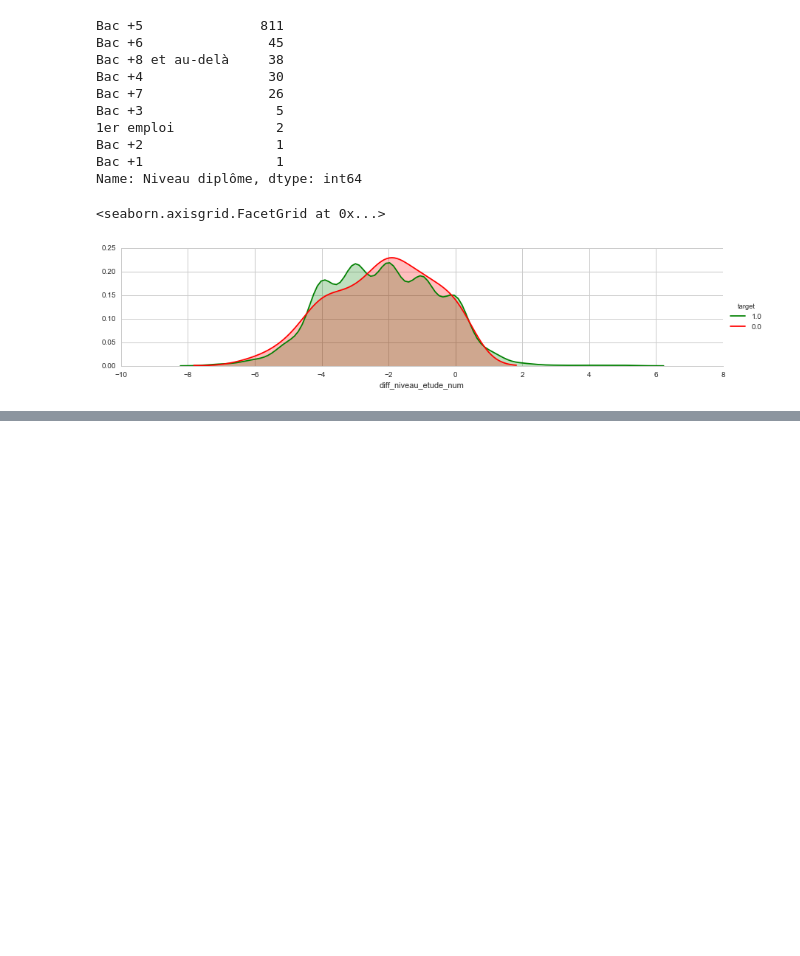
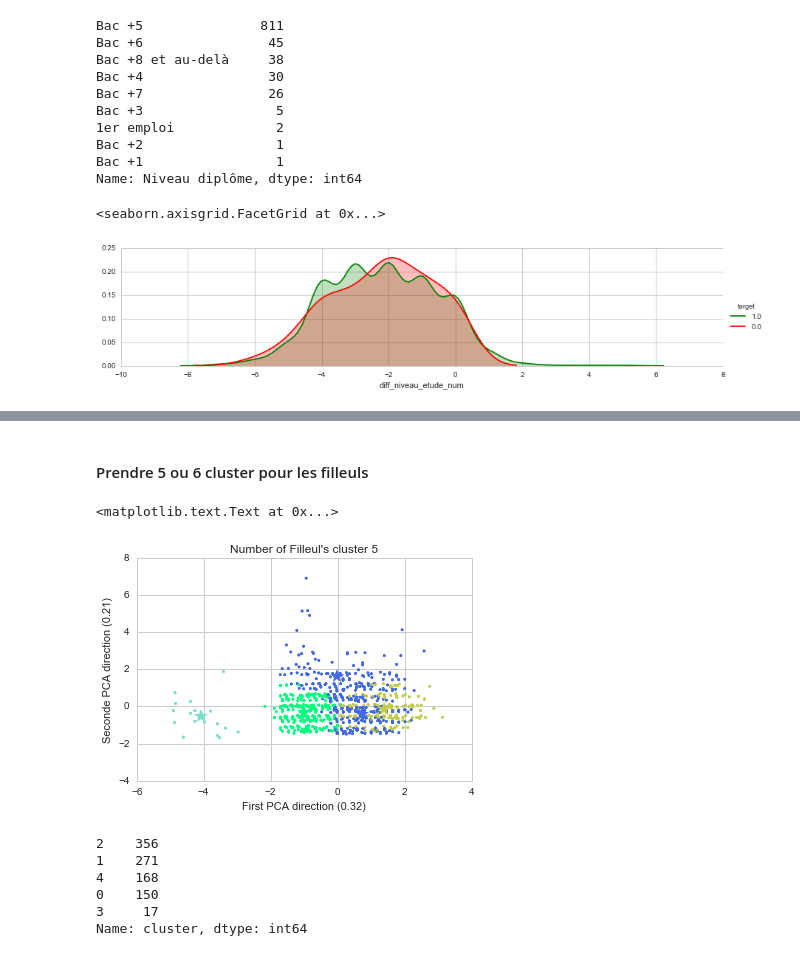
Before and after one commit to dataforgoodfr/batch-1_frateli, a Jupyter notebook: notebook/Explore_merging.ipynb, the cells around one changed output, grey strips where cells are left out. Cells and saved outputs as stored; diff of their text form; code cells hidden in the pictures; blank space fills up the shorter version.

Commit message:
Adding cluster analysis

```diff
--- a/notebook/Explore_merging.ipynb
+++ b/notebook/Explore_merging.ipynb
@@ -534,0 +603,4 @@ facet.add_legend()
+# %%
+pca = PCA(n_components=9).fit(filleul_dummy.values)
+X_pca = pca.transform(filleul_dummy.values)
+k_means = KMeans(init='k-means++', n_clusters=5).fit(X_pca)
@@ -534,0 +623,7 @@ facet.add_legend()
+# %% [markdown]
+#### Prendre 5 ou 6 cluster pour les filleuls
+# %%
+filleul["cluster"] = k_means.labels_
+filleul["pca_1"] =  X_pca[:,0]
+filleul["pca_2"] =  X_pca[:,1]
+filleul["pca_3"] =  X_pca[:,2]
@@ -534,0 +632,46 @@ facet.add_legend()
+# %%
+k_means_labels = k_means.labels_
+k_means_cluster_centers = k_means.cluster_centers_
+k_means_labels_unique = np.unique(k_means_labels)
+# %%
+dico_color = {0: '#4169e1',
+              1: '#4169e1',
+              2: '#00ff7f',
+              3: '#77dfc9',
+              4: '#c2cc4a',
+              5: '#ff8c00',
+              6: '#ff6d00',
+              7: '#ff4500',
+              8: '#f1ae50',
+              9: '#ffa500'
+              }
+#'#4169e1','#4169e1','#00ff7f','#c2cc4a','#ff8c00','#ff6d00','#ff4500'
+
+center_color = [col for col in dico_color.values()]
+
+color = [col for col in dico_color.values()]
+filleul["color"] = filleul.cluster.map(dico_color)
+# %%
+for k, col in zip(range(k_means_labels_unique.argmax() + 1), color):
+    my_members = k_means_labels == k
+    cluster_center = k_means_cluster_centers[k]
+    plt.scatter(filleul.pca_1, filleul.pca_2, color=filleul.color,
+             marker='.', alpha=0.6)
+    plt.plot(cluster_center[0], cluster_center[1],
+         '*', markerfacecolor=col, markersize=15)
+
+plt.title("Number of Filleul's cluster %d" % k_means.n_clusters)
+plt.xlabel('First PCA direction (%s)' % round(pca.explained_variance_ratio_[0], 2))
+plt.ylabel('Seconde PCA direction (%s)' % round(pca.explained_variance_ratio_[1], 2))
+# %% [output]
+<matplotlib.text.Text at 0x...>
+[figure, added]
+# %%
+filleul.cluster.value_counts()
+# %% [output]
+2    356
+1    271
+4    168
+0    150
+3     17
+Name: cluster, dtype: int64
```
Also changed, not shown: parts of 44 cells of this notebook.
